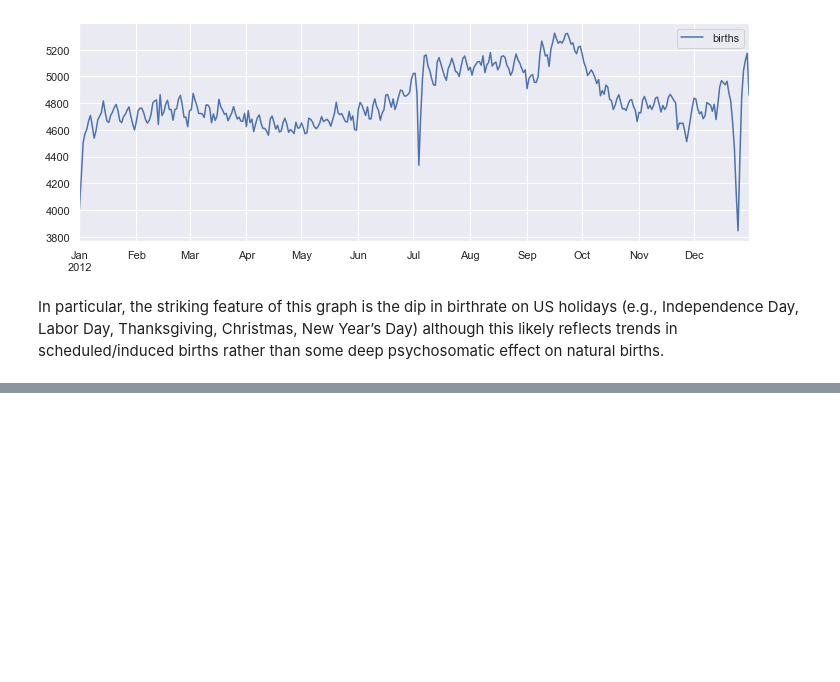
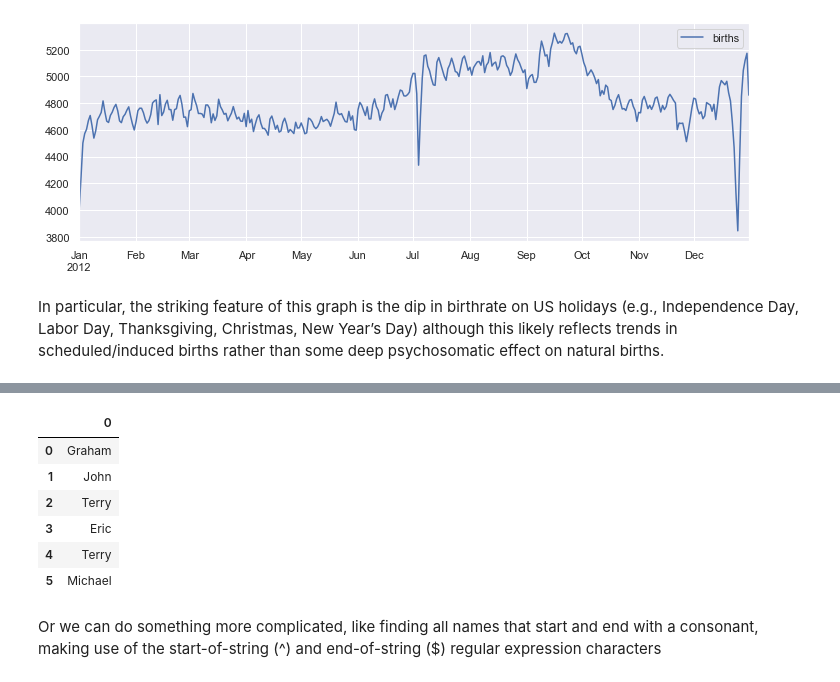
Before and after one commit to hanchiang/python-data-science-handbook, a Jupyter notebook: 3-data-manipulation-with-pandas/3-data-manipulation-with-pandas.ipynb, the cells around one changed output, grey strips where cells are left out. Drawn from its saved outputs; the diff is of its cells as text; code cells hidden in the pictures; blank space fills up the shorter version.

Commit message:
Vectorised string operations

```diff
--- a/3-data-manipulation-with-pandas/3-data-manipulation-with-pandas.ipynb
+++ b/3-data-manipulation-with-pandas/3-data-manipulation-with-pandas.ipynb
@@ -2096,0 +2180,14 @@ psychosomatic effect on natural births.
+# %%
+monte.str.extract('([A-Za-z]+)')
+# %% [output]
+|  | 0 |
+| 0 | Graham |
+| 1 | John |
+| 2 | Terry |
+| 3 | Eric |
+| 4 | Terry |
+| 5 | Michael |
+# %% [markdown]
+Or we can do something more complicated, like finding all names that start and end
+with a consonant, making use of the start-of-string (^) and end-of-string ($) regular
+expression characters
```
Also changed, not shown: parts of 53 cells of this notebook, 3 other files.
